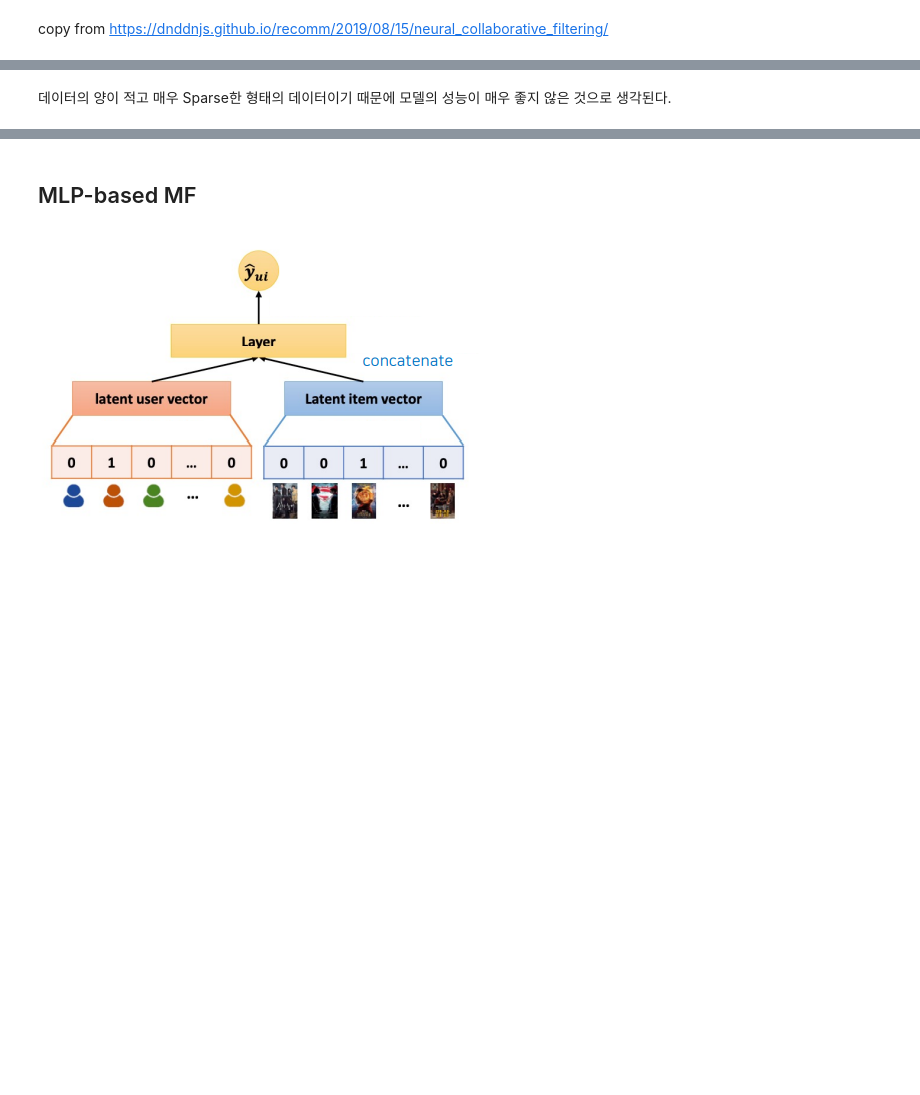
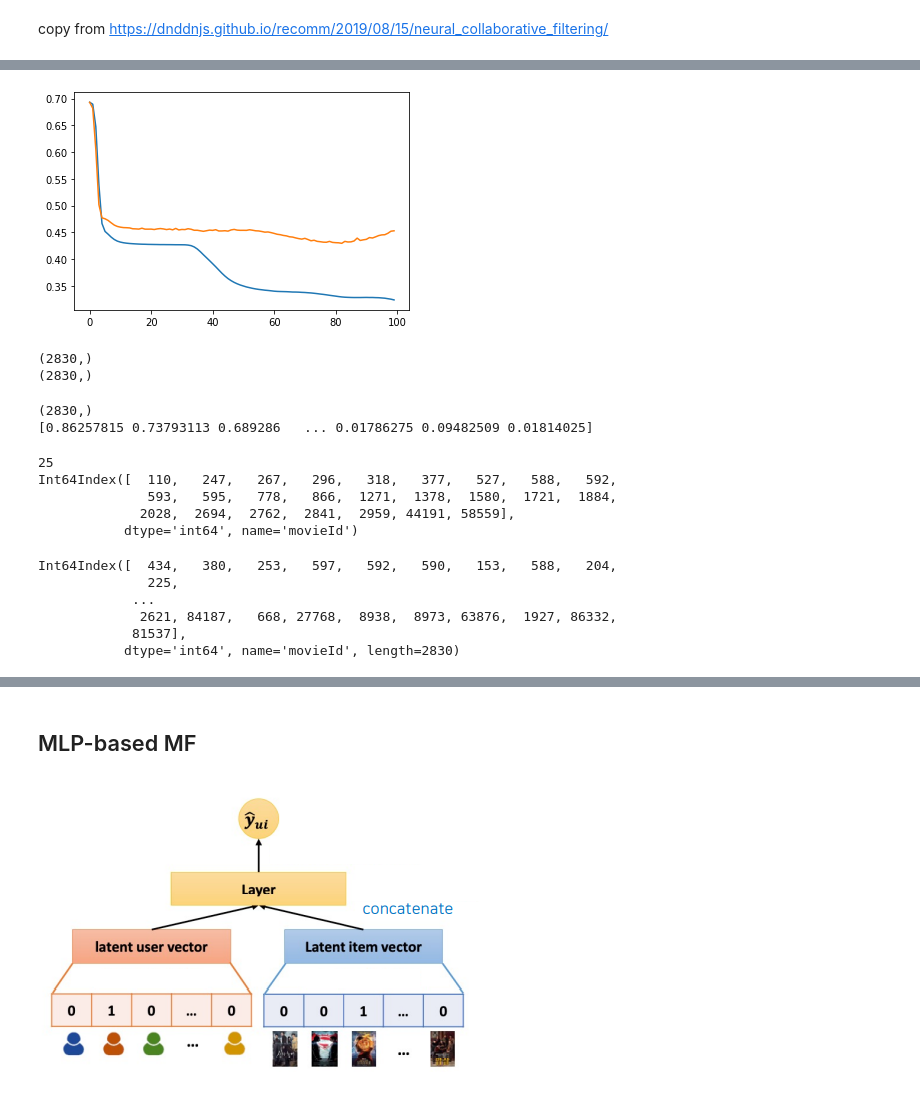
Before and after one commit to dhrim/MDC_2021, a Jupyter notebook: material/deep_learning/recommendation.ipynb, the cells around one changed output, grey strips where cells are left out. Drawn from its saved outputs; the diff is of its cells as text; code cells hidden in the pictures; blank space fills up the shorter version.

```diff
--- a/material/deep_learning/recommendation.ipynb
+++ b/material/deep_learning/recommendation.ipynb
@@ -1990,14 +2074,14 @@ import matplotlib.pyplot as plt
 import numpy as np
 import tensorflow
 from tensorflow.keras.datasets import mnist
-from tensorflow.keras.layers import Dense, Input, BatchNormalization, Embedding, Flatten, Concatenate
+from tensorflow.keras.layers import Dense, Input, BatchNormalization, Embedding, Flatten, Concatenate, Dropout
 from tensorflow.keras import Sequential
 
 # 모형 구성
 model = get_model(user_count, movie_count)
 
-# optimizer = tensorflow.keras.optimizers.Adam(lr=0.001)
-# model.compile(optimizer=optimizer, loss='binary_crossentropy', metrics=['mae'])
+optimizer = tensorflow.keras.optimizers.RMSprop(lr=0.001)
+model.compile(optimizer=optimizer, loss='binary_crossentropy', metrics=['acc'])
 
 # 모형 학습
-# hist = model.fit(x, y, epochs=200, batch_size=128, validation_split=0.1)
+hist = model.fit(x, y, epochs=100, batch_size=128, validation_split=0.1)
@@ -2023,2 +2106,45 @@ R[0, 168]
-# %% [markdown]
-데이터의 양이 적고 매우 Sparse한 형태의 데이터이기 때문에 모델의 성능이 매우 좋지 않은 것으로 생각된다.
+# %%
+plt.plot(hist.history['loss'])
+plt.plot(hist.history['val_loss'])
+plt.show()
+# %% [output]
+[figure, added]
+# %%
+user_id = 2
+f1 = np.array([user_id]*movie_count)
+f2 = np.arange(movie_count)
+
+print(f1.shape)
+print(f2.shape)
+
+test_features = [f1, f2]
+# %% [output]
+(2830,)
+(2830,)
+# %%
+predicted = model.predict(test_features).squeeze()
+print(predicted.shape)
+print(predicted)
+# %% [output]
+(2830,)
+[0.86257815 0.73793113 0.689286   ... 0.01786275 0.09482509 0.01814025]
+# %%
+user_viewed_movie_indexes = user_movie_matrix.columns[np.where(user_movie_matrix.values[user_id]>0)]
+print(len(user_viewed_movie_indexes))
+print(user_viewed_movie_indexes)
+# %% [output]
+25
+Int64Index([  110,   247,   267,   296,   318,   377,   527,   588,   592,
+              593,   595,   778,   866,  1271,  1378,  1580,  1721,  1884,
+             2028,  2694,  2762,  2841,  2959, 44191, 58559],
+           dtype='int64', name='movieId')
+# %%
+predicted_movie_indexes = user_movie_matrix.columns[np.argsort(predicted.squeeze())[::-1]]
+print(predicted_movie_indexes)
+# %% [output]
+Int64Index([  434,   380,   253,   597,   592,   590,   153,   588,   204,
+              225,
+            ...
+             2621, 84187,   668, 27768,  8938,  8973, 63876,  1927, 86332,
+            81537],
+           dtype='int64', name='movieId', length=2830)
```
Also changed, not shown: parts of 131 cells of this notebook.
